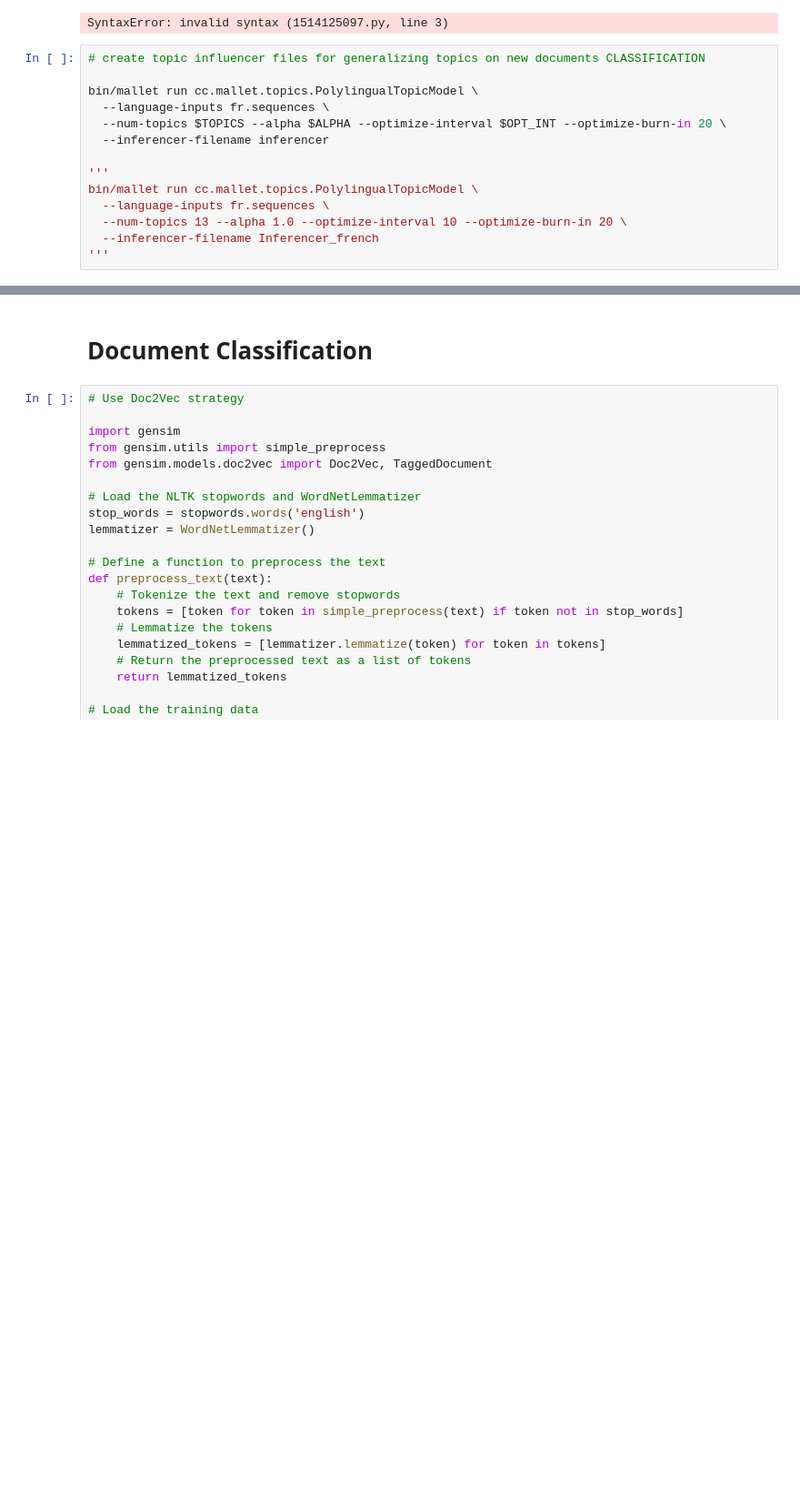
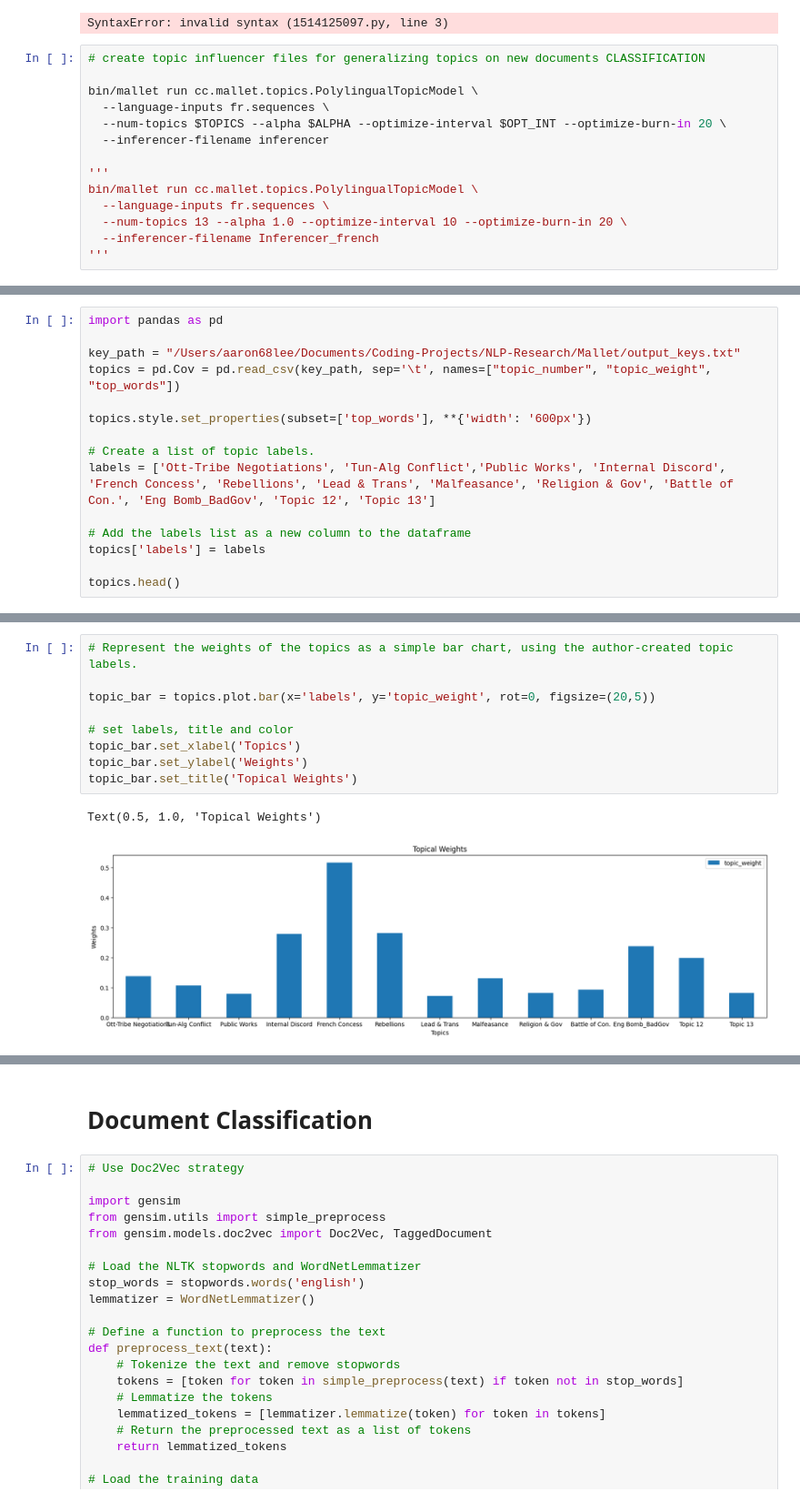
Before and after one commit to aaron68lee/NLP-Graphical-Knowledge-Mining, a Jupyter notebook: Topic_Modeling.ipynb, the cells around one changed output, grey strips where cells are left out. Shown at 91% size. Saved outputs shown, nothing was run; the diff lists cells and outputs as text; blank space fills up the shorter version.

```diff
--- a/Topic_Modeling.ipynb
+++ b/Topic_Modeling.ipynb
@@ -523,0 +539,15 @@ bin/mallet run cc.mallet.topics.PolylingualTopicModel \
+# %%
+import pandas as pd
+
+key_path = "/Users/aaron68lee/Documents/Coding-Projects/NLP-Research/Mallet/output_keys.txt"
+topics = pd.Cov = pd.read_csv(key_path, sep='\t', names=["topic_number", "topic_weight", "top_words"])
+
+topics.style.set_properties(subset=['top_words'], **{'width': '600px'})
+
+# Create a list of topic labels.
+labels = ['Ott-Tribe Negotiations', 'Tun-Alg Conflict','Public Works', 'Internal Discord', 'French Concess', 'Rebellions', 'Lead & Trans', 'Malfeasance', 'Religion & Gov', 'Battle of Con.', 'Eng Bomb_BadGov', 'Topic 12', 'Topic 13']
+
+# Add the labels list as a new column to the dataframe
+topics['labels'] = labels
+
+topics.head()
@@ -523,0 +561,12 @@ bin/mallet run cc.mallet.topics.PolylingualTopicModel \
+# %%
+# Represent the weights of the topics as a simple bar chart, using the author-created topic labels.
+
+topic_bar = topics.plot.bar(x='labels', y='topic_weight', rot=0, figsize=(20,5))
+
+# set labels, title and color
+topic_bar.set_xlabel('Topics')
+topic_bar.set_ylabel('Weights')
+topic_bar.set_title('Topical Weights')
+# %% [output]
+Text(0.5, 1.0, 'Topical Weights')
+[figure, added]
```
Also changed, not shown: parts of 15 cells of this notebook.
